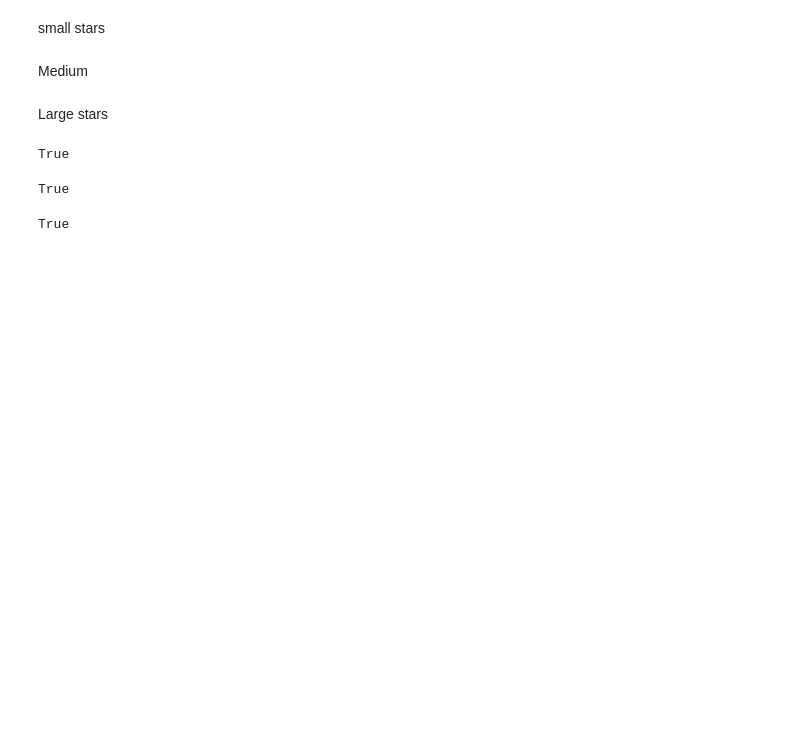
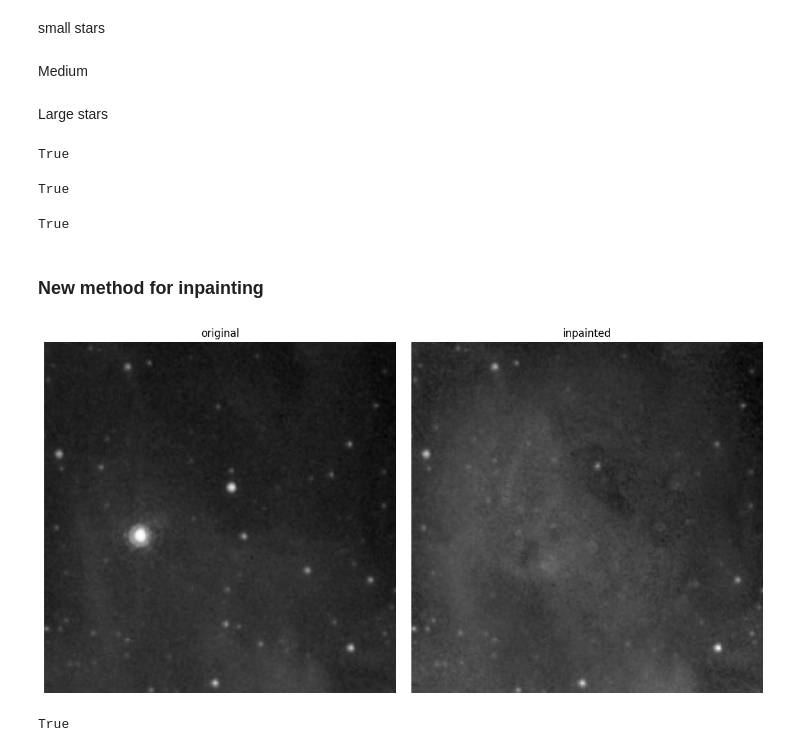
Before and after one commit to lorenzoturiano/cv-final-project, a Jupyter notebook: luca.ipynb, the cells around one changed output. Saved outputs shown, nothing was run; the diff lists cells and outputs as text; code cells hidden in the pictures; blank space fills up the shorter version.

Commit message:
new method inpainting

```diff
--- a/luca.ipynb
+++ b/luca.ipynb
@@ -346,3 +316,5 @@ inpainted_image = cv2.inpaint(stretched_img_uint, merged_mask_dilated, inpaintRa
 cv2.imwrite('./output_images/i2_inpainted_image.png', inpainted_image)
 # %% [output]
 True
+# %% [markdown]
+### New method for inpainting
@@ -348,0 +455,32 @@ True
+# %%
+big_star_inpainted_r = remove_blemish(image=stretched_img, x=4686, y=668, radius=135, feather=0.5, opacity=1, channels_to_process=[0])
+# %%
+# Show result
+half_size = 120
+x, y = 4686, 668
+
+patch_original = stretched_img[y - half_size : y + half_size + 1,
+              x - half_size : x + half_size + 1]
+patch_r = big_star_inpainted_r[y - half_size : y + half_size + 1,
+              x - half_size : x + half_size + 1]
+
+# patch_inpainted = small_star_inpainted[y - half_size : y + half_size + 1,
+#               x - half_size : x + half_size + 1]
+
+
+fig, axes = plt.subplots(1, 2, figsize=(12, 6))
+
+#
+axes[0].imshow(patch_original, cmap='gray')
+axes[0].set_title('original')
+axes[0].axis('off')
+
+#
+axes[1].imshow(patch_r, cmap='gray')
+axes[1].set_title('inpainted')
+axes[1].axis('off')
+
+plt.tight_layout()
+plt.show()
+# %% [output]
+[figure, added]
@@ -348,0 +505,4 @@ True
+# %%
+cv2.imwrite('./output_images/provinho.png', res)
+# %% [output]
+True
```
Also changed, not shown: parts of 8 cells of this notebook, 1 other file.
